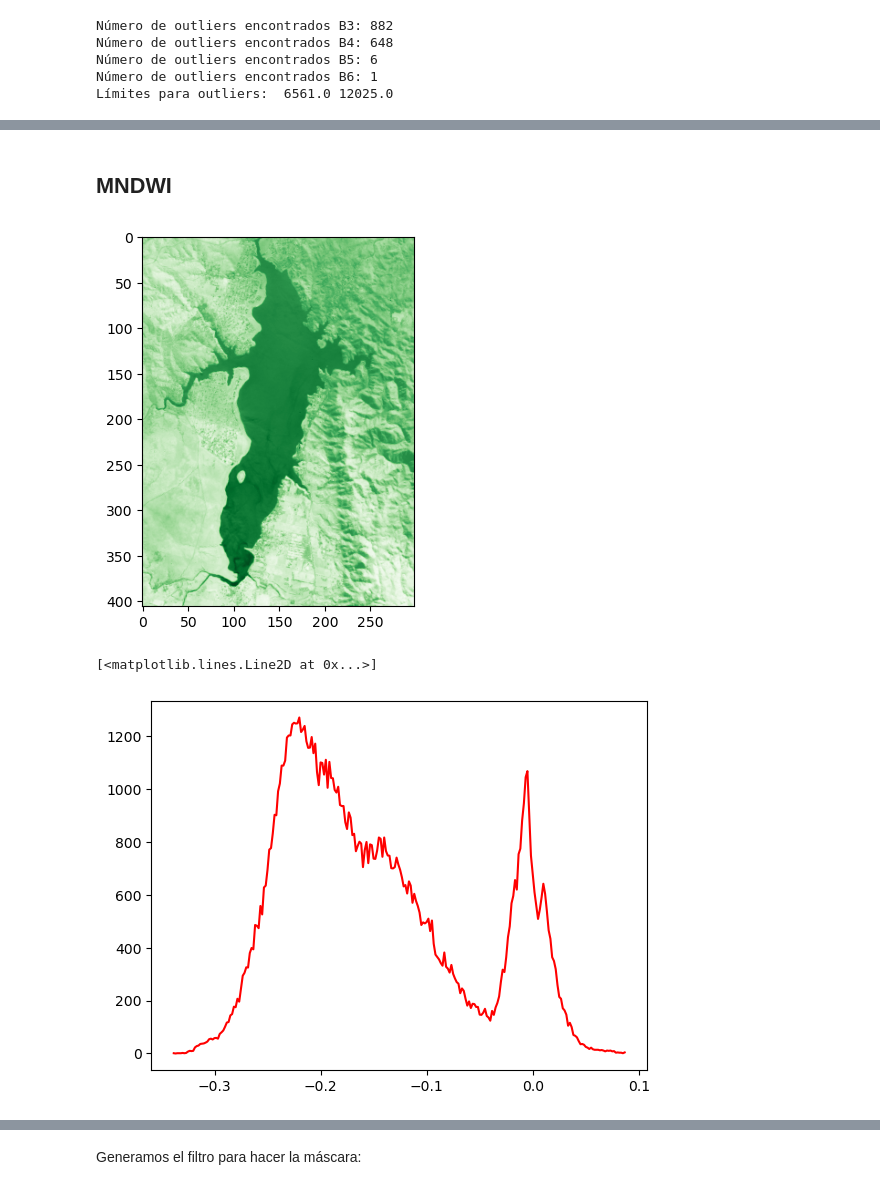
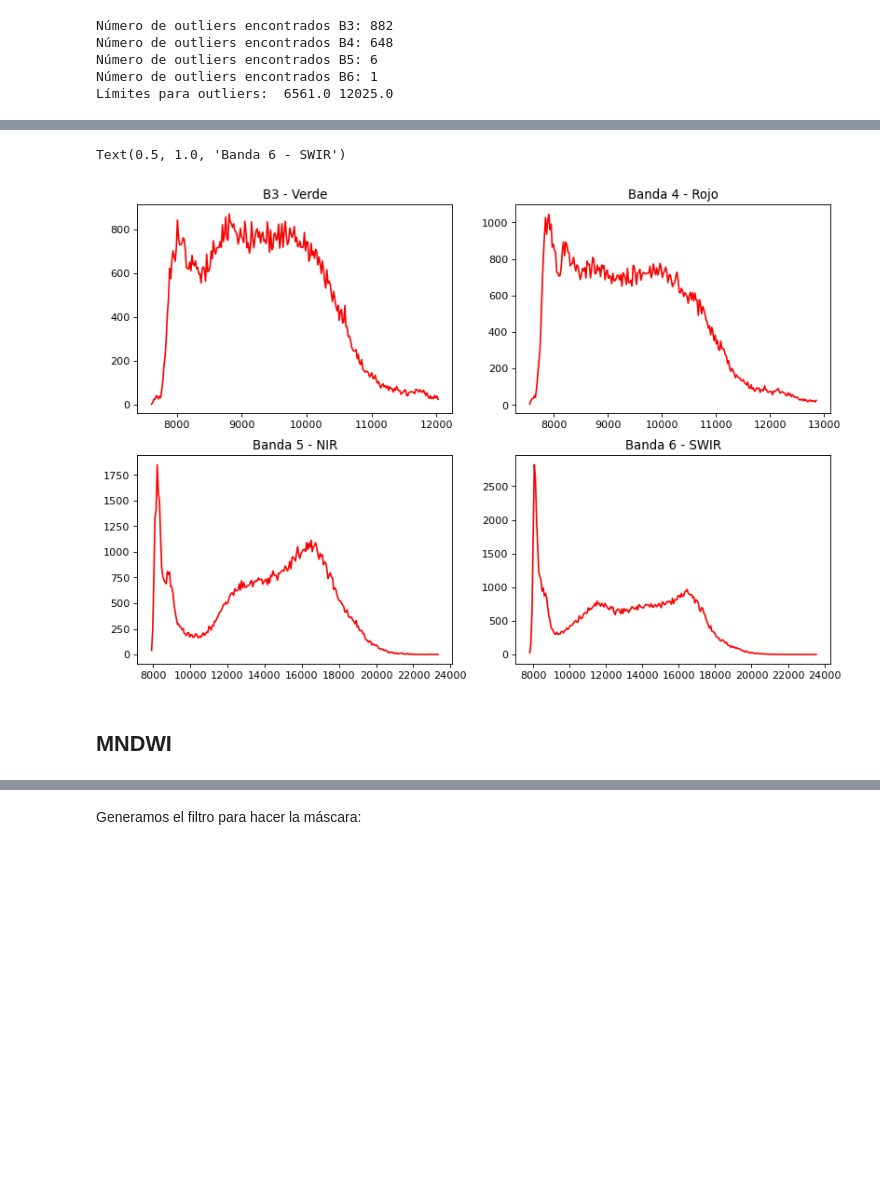
Before and after one commit to Mnzeballos/Trabajo_final_Tec-Int, a Jupyter notebook: Notas y código.ipynb, the cells around one changed output, grey strips where cells are left out. Saved outputs shown, nothing was run; the diff lists cells and outputs as text; code cells hidden in the pictures; blank space fills up the shorter version.

```diff
--- a/Notas y código.ipynb
+++ b/Notas y código.ipynb
@@ -259,18 +255,30 @@ Límites para outliers:  6561.0 12025.0
+# %%
+#### HISTOGRAMAS SIN OUTLIERS
+# Histogramas de las bandas
+BB3_hist, BB3_edges = np.histogram(BB3[~np.isnan(BB3)], bins=256)
+BB4_hist, BB4_edges = np.histogram(BB4[~np.isnan(BB4)], bins=256)
+BB5_hist, BB5_edges = np.histogram(BB5[~np.isnan(BB5)], bins=256)
+BB6_hist, BB6_edges = np.histogram(BB6[~np.isnan(BB6)], bins=256)
+# Creamos la figura
+plt.figure(figsize=(12, 8), dpi= 80, facecolor='w', edgecolor='k')
+# Subplot 1
+plt.subplot(2,2,1)
+plt.plot(BB3_edges[1:], BB3_hist,'r')
+plt.title('B3 - Verde')
+# Subplot 2
+plt.subplot(2,2,2)
+plt.plot(BB4_edges[1:], BB4_hist,'r')
+plt.title('Banda 4 - Rojo')
+# Subplot 3
+plt.subplot(2,2,3)
+plt.plot(BB5_edges[1:], BB5_hist,'r')
+plt.title('Banda 5 - NIR')
+# Subplot 4
+plt.subplot(2,2,4)
+plt.plot(BB6_edges[1:], BB6_hist,'r')
+plt.title('Banda 6 - SWIR')
+# %% [output]
+Text(0.5, 1.0, 'Banda 6 - SWIR')
+[figure, added]
 # %% [markdown]
 ## MNDWI
-# %%
-#mdwi calculation, empty cells or nodata cells are reporte as 0
-mdwi = np.where(
-                (B3+B6)==0.,
-                0,
-                (B3.astype(float)-B6.astype(float))/(B3.astype(float)+B6.astype(float))
-               )
-plot.show(mdwi, cmap='Greens')
-
-# Histograma
-mdwi_hist, mdwi_edges = np.histogram(mdwi, bins=256)
-plt.plot(mdwi_edges[1:], mdwi_hist,'r')
-# %% [output]
-[figure, removed]
-[<matplotlib.lines.Line2D at 0x...>]
-[figure, removed]
```
Also changed, not shown: parts of 4 cells of this notebook, 1 other file.
